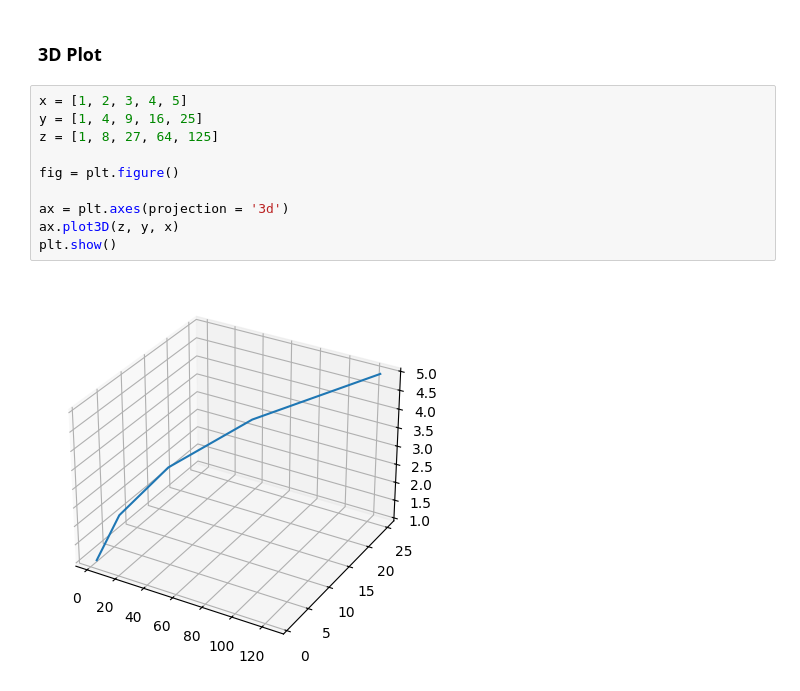
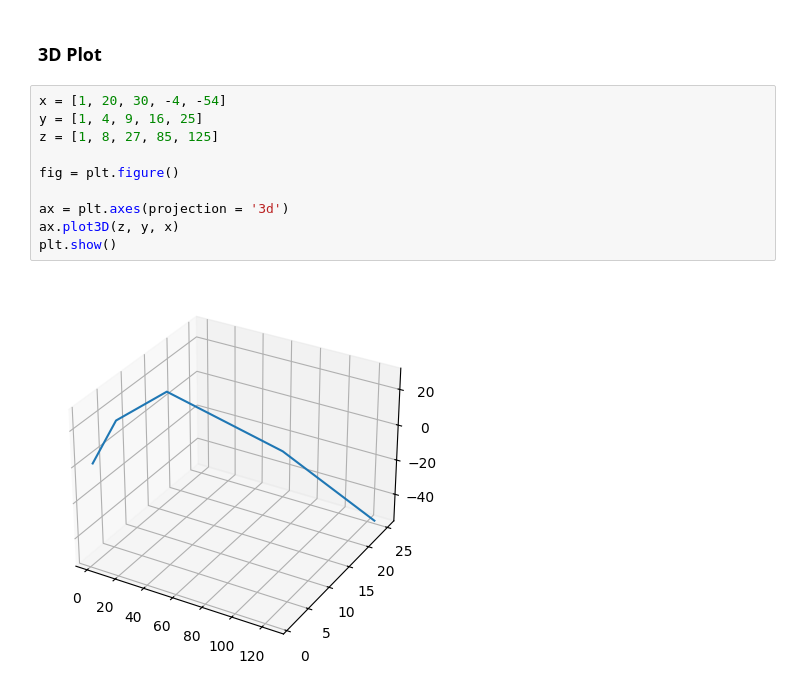
Before and after one commit to zanemilo/pre-ms-bioinfo, a Jupyter notebook: examples/stats/Visualizations_Examples.ipynb, the cells around one changed output. Saved outputs shown, nothing was run; the diff lists cells and outputs as text.

```diff
--- a/examples/stats/Visualizations_Examples.ipynb
+++ b/examples/stats/Visualizations_Examples.ipynb
@@ -196,14 +196,14 @@ ax2.violinplot(normal_dist_dataset)
 # %% [markdown]
 ### **3D Plot**
 # %%
-x = [1, 2, 3, 4, 5]
+x = [1, 20, 30, -4, -54]
 y = [1, 4, 9, 16, 25]
-z = [1, 8, 27, 64, 125]
+z = [1, 8, 27, 85, 125]
 
 fig = plt.figure()
 
 ax = plt.axes(projection = '3d')
 ax.plot3D(z, y, x)
 plt.show()
 # %% [output]
-[figure, old version]
+[figure, new version]
```
Also changed, not shown: parts of 4 cells of this notebook, 1 other file.
